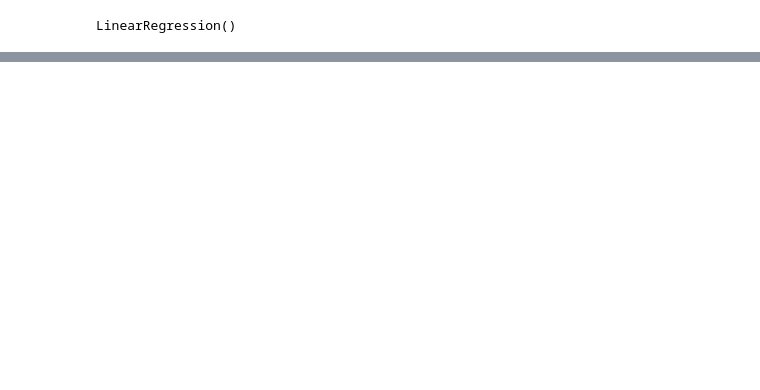
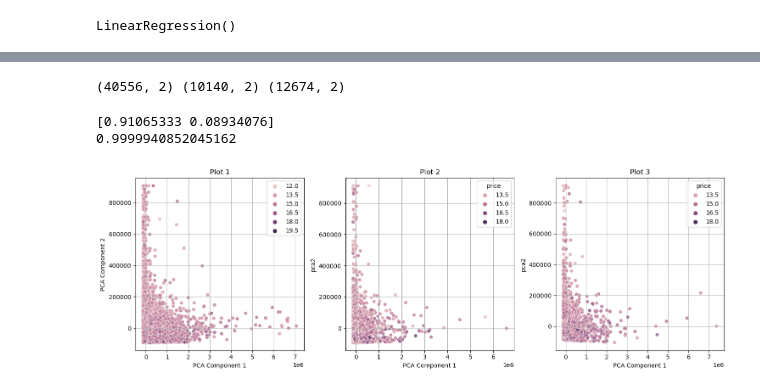
Before and after one commit to DianaKang0123/machine_learning_project, a Jupyter notebook: Nonlinear Regression/Pakistan_car_sales.ipynb, the cells around one changed output, grey strips where cells are left out. Saved outputs shown, nothing was run; the diff lists cells and outputs as text; code cells hidden in the pictures; blank space fills up the shorter version.

```diff
--- a/Nonlinear Regression/Pakistan_car_sales.ipynb
+++ b/Nonlinear Regression/Pakistan_car_sales.ipynb
@@ -567,0 +731,22 @@ MSE: 5930020074983.4209, RMSE: 2435163.2543, R2: 0.7801
+# %%
+train_df = pd.concat([X_train,y_train], axis =1).reset_index(drop=True)
+val_df = pd.concat([X_val,y_val], axis =1).reset_index(drop=True)
+test_df = pd.concat([X_test,y_test], axis =1).reset_index(drop=True)
+# %%
+# 각 데이터 차원 축소
+from sklearn.decomposition import PCA
+
+pca = PCA(n_components=2)
+
+# train
+pca_train = pca.fit_transform(train_df.iloc[:,:-1])
+
+# validation
+pca_val = pca.fit_transform(val_df.iloc[:,:-1])
+
+# test
+pca_test = pca.fit_transform(test_df.iloc[:,:-1])
+
+print(pca_train.shape,pca_val.shape, pca_test.shape)
+# %% [output]
+(40556, 2) (10140, 2) (12674, 2)
@@ -567,0 +774,46 @@ MSE: 5930020074983.4209, RMSE: 2435163.2543, R2: 0.7801
+# %%
+# 보존률 확인
+
+print(pca.explained_variance_ratio_)
+print(pca.explained_variance_ratio_.sum())
+# %% [output]
+[0.91065333 0.08934076]
+0.9999940852045162
+# %%
+# 각 데이터의 차원 축소 후 분포 pca1, 2를 통해서 시각화 확인
+
+import seaborn as sns
+import matplotlib.pyplot as plt
+
+# figure와 subplot 생성
+fig, axes = plt.subplots(1, 3, figsize=(15, 5))
+
+# subplot에 scatter plot 그리기
+sns.scatterplot(x="pca1", y="pca2", hue="price", data=pca_train_df, alpha=0.8, ax=axes[0])
+axes[0].set_title('Plot 1')
+
+sns.scatterplot(x="pca1", y="pca2", hue="price", data=pca_val_df, alpha=0.8, ax=axes[1])
+axes[1].set_title('Plot 2')
+
+sns.scatterplot(x="pca1", y="pca2", hue="price", data=pca_test_df, alpha=0.8, ax=axes[2])
+axes[2].set_title('Plot 3')
+
+# 공통 x축 라벨 설정
+for ax in axes:
+    ax.set_xlabel('PCA Component 1')
+
+# 공통 y축 라벨 설정
+axes[0].set_ylabel('PCA Component 2')
+
+# 범례 표시
+axes[0].legend()
+
+# 그리드 표시
+for ax in axes:
+    ax.grid(True)
+
+# 그래프 보이기
+plt.tight_layout()
+plt.show()
+# %% [output]
+[figure, added]
```
Also changed, not shown: parts of 52 cells of this notebook.
